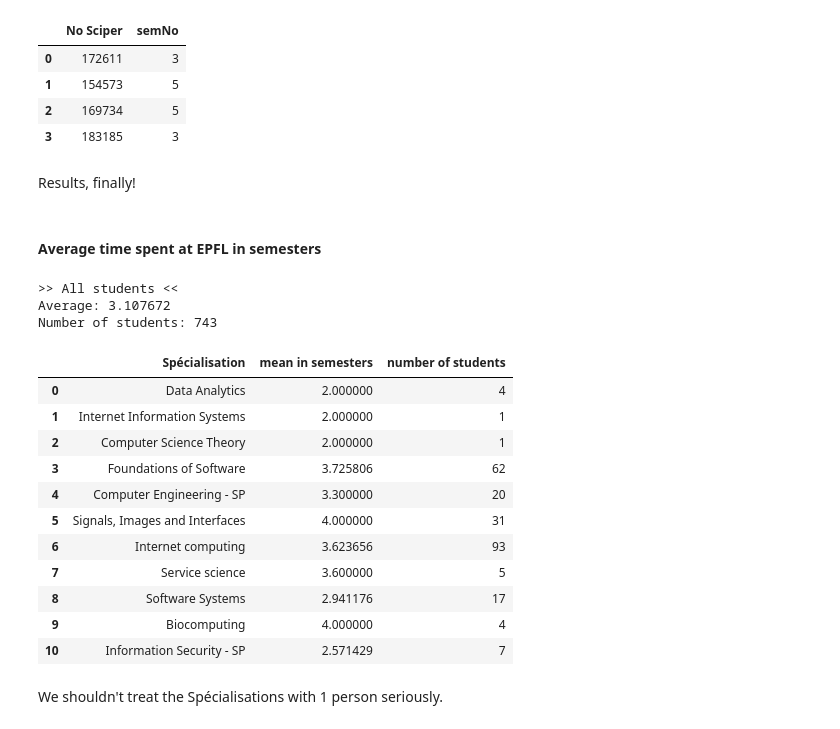
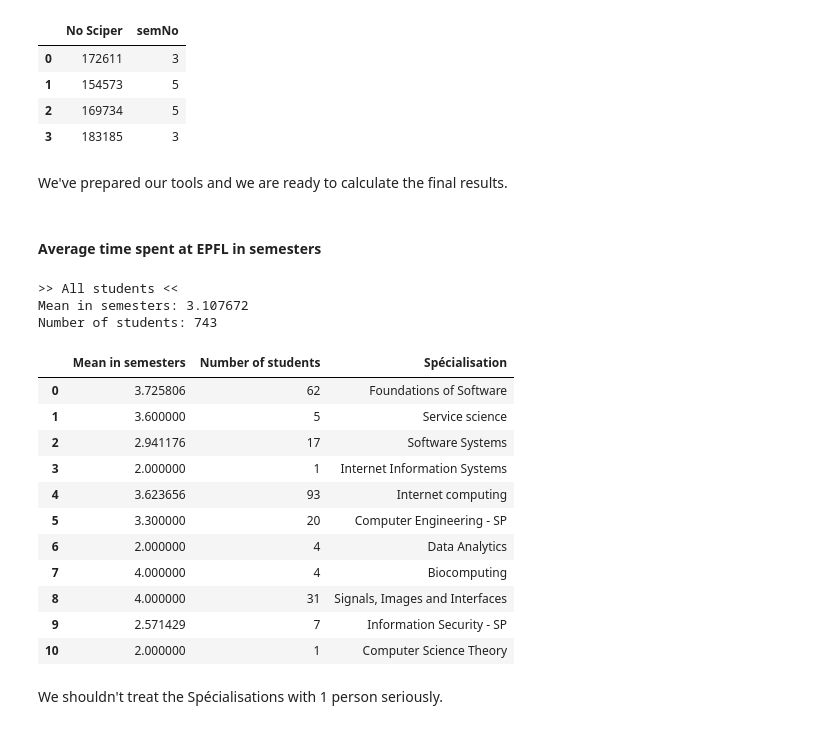
Before and after one commit to nutka7/Homework, a Jupyter notebook: 02 - Data from the Web/Master.ipynb, the cells around one changed output. Cells and saved outputs as stored; diff of their text form; code cells hidden in the pictures.

```diff
--- a/02 - Data from the Web/Master.ipynb
+++ b/02 - Data from the Web/Master.ipynb
@@ -17,9 +21,8 @@ Using console in webbrowser we found a direct link to the frame containing the f
 # %%
-
+isaBaseUrl = 'http://isa.epfl.ch/imoniteur_ISAP/!GEDPUBLICREPORTS'
+isaFormUrl= isaBaseUrl + ".filter"
 urlParams = {'ww_i_reportModel': '133685247'}
-isa_baseurl = 'http://isa.epfl.ch/imoniteur_ISAP/!GEDPUBLICREPORTS'
-isa_formurl= isa_baseurl + ".filter"
-r = requests.get(isa_formurl, params=urlParams)
+r = requests.get(isaFormUrl, params=urlParams)
 r.url + " " + str(r.status_code)
 # %% [output]
 'http://isa.epfl.ch/imoniteur_ISAP/!GEDPUBLICREPORTS.filter?ww_i_reportModel=133685247 200'
@@ -91,7 +97,7 @@ Now we combine generating parameters and parsing and receive the promised functi
 # %%
-def getDataFrame(humanReadableParams):
-    isa_dataurl = isa_baseurl + ".html"
-    r = requests.get(isa_dataurl, params=generateParams(humanReadableParams))
+ def getDataFrame(humanReadableParams):
+    isaDataUrl = isaBaseUrl + ".html"
+    r = requests.get(isaDataUrl, params=generateParams(humanReadableParams))
     return extractTable(r.text)
 
 getDataFrame({
@@ -301,40 +308,41 @@ specialStudents['Biocomputing']
 | 1 | 154573 | 5 |
 | 2 | 169734 | 5 |
 | 3 | 183185 | 3 |
-# %% [markdown]
-Results, finally!
+# %% [markdown]
+We've prepared our tools and we are ready to calculate the final results.
 # %% [markdown]
 #### Average time spent at EPFL in semesters
 # %%
 print(">> All students <<")
-print("Average: {:f}".format(goodStudents['semNo'].mean()))
+globalMean = goodStudents['semNo'].mean()
+print("Mean in semesters: {:f}".format(globalMean))
 print("Number of students: {:d}".format(len(goodStudents)))
 # %% [output]
 >> All students <<
-Average: 3.107672
+Mean in semesters: 3.107672
 Number of students: 743
 # %%
 means = [df['semNo'].mean() for df in specialStudents.values()]
 studentNums = [len(df) for df in specialStudents.values()]
 
 pd.DataFrame({
     'Spécialisation': list(specialStudents.keys()),
-    'mean in semesters': means,
-    'number of students': studentNums,
+    'Mean in semesters': means,
+    'Number of students': studentNums,
     })
 # %% [output]
-|  | Spécialisation | mean in semesters | number of students |
-| 0 | Data Analytics | 2.000000 | 4 |
-| 1 | Internet Information Systems | 2.000000 | 1 |
-| 2 | Computer Science Theory | 2.000000 | 1 |
-| 3 | Foundations of Software | 3.725806 | 62 |
-| 4 | Computer Engineering - SP | 3.300000 | 20 |
-| 5 | Signals, Images and Interfaces | 4.000000 | 31 |
-| 6 | Internet computing | 3.623656 | 93 |
-| 7 | Service science | 3.600000 | 5 |
-| 8 | Software Systems | 2.941176 | 17 |
-| 9 | Biocomputing | 4.000000 | 4 |
-| 10 | Information Security - SP | 2.571429 | 7 |
+|  | Mean in semesters | Number of students | Spécialisation |
+| 0 | 3.725806 | 62 | Foundations of Software |
+| 1 | 3.600000 | 5 | Service science |
+| 2 | 2.941176 | 17 | Software Systems |
+| 3 | 2.000000 | 1 | Internet Information Systems |
+| 4 | 3.623656 | 93 | Internet computing |
+| 5 | 3.300000 | 20 | Computer Engineering - SP |
+| 6 | 2.000000 | 4 | Data Analytics |
+| 7 | 4.000000 | 4 | Biocomputing |
+| 8 | 4.000000 | 31 | Signals, Images and Interfaces |
+| 9 | 2.571429 | 7 | Information Security - SP |
+| 10 | 2.000000 | 1 | Computer Science Theory |
 # %% [markdown]
 We shouldn't treat the Spécialisations with 1 person seriously.
 # %%
```
Also changed, not shown: parts of 30 cells of this notebook.
